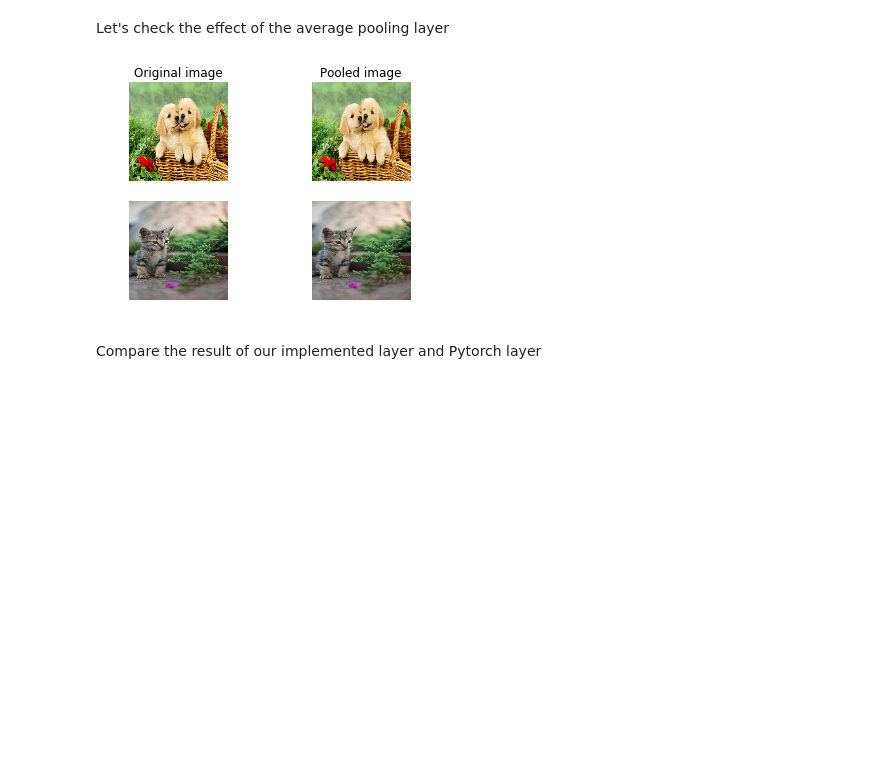
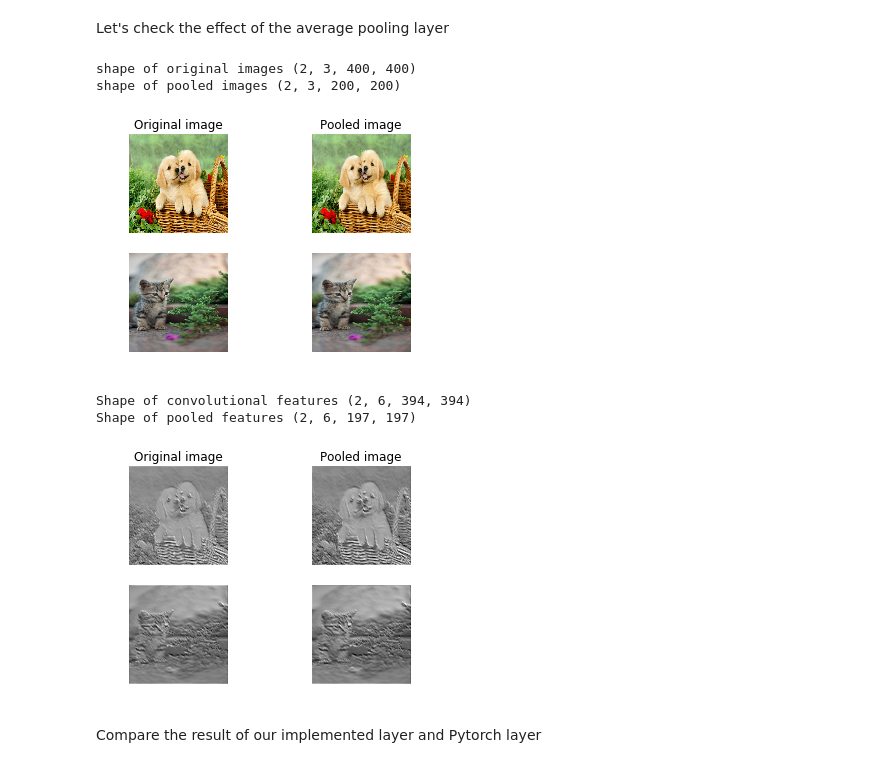
Before and after one commit to yugt/deep-learning-course, a Jupyter notebook: CodeExamples/03_cnn.ipynb, the cells around one changed output. Drawn from its saved outputs; the diff is of its cells as text; code cells hidden in the pictures; blank space fills up the shorter version.

```diff
--- a/CodeExamples/03_cnn.ipynb
+++ b/CodeExamples/03_cnn.ipynb
@@ -202,11 +205,16 @@ def avg_pool_forward(x, kernel_size, stride):
     for i in range(N):
         for j in range(H_prime):
             for k in range(W_prime):
+                h_start = stride * j
+                h_end = h_start + kernel_size
+
+                w_start = stride * k
+                w_end = w_start + kernel_size
                 #TODO: Calculate the region of pooling window
 
                 #TODO: Calculate the output correpsonding to the pooling window
 
-
+    #boundary check
     return out
 # %% [markdown]
 Let's check the effect of the average pooling layer
@@ -214,33 +222,50 @@ Let's check the effect of the average pooling layer
 # Load the sample figures
 from imageio import imread
 from skimage.transform import resize
 
 kitten, puppy = imread('kitten.jpg'), imread('puppy.jpg')
 
 H, W = 400, 400
 x = np.zeros((2, 3, H, W))
 x[0, :, :, :] = resize(puppy, (H, W)).transpose((2, 0, 1))
 x[1, :, :, :] = resize(kitten, (H, W)).transpose((2, 0, 1))
 
+print('shape of original images', x.shape)
 out = avg_pool_forward(x, kernel_size=2, stride=2)
+print('shape of pooled images', out.shape)
 
 def visualize(original_images, out_images):
     # Show the original images and the results of the pooling operation
     plt.subplot(2, 2, 1)
     imshow_noax(original_images[0])
     plt.title('Original image')
     plt.subplot(2, 2, 2)
     imshow_noax(out_images[0])
     plt.title('Pooled image')
     plt.subplot(2, 2, 3)
     imshow_noax(original_images[1])
     plt.subplot(2, 2, 4)
     imshow_noax(out_images[1])
     plt.show()
 
 visualize(x.transpose((0,2,3,1)),out.transpose((0, 2, 3, 1)))
+
+# if we apply average pooling for convolutional hidden units
+conv1 = nn.Conv2d(3, 6, kernel_size=7, stride=1, padding=1, bias=True)
+conv2 = nn.Conv2d(6, 6, kernel_size=5, stride=1, padding=1, bias=True)
+conv_features = conv2.forward(conv1.forward(torch.Tensor(x)))
+conv_features = conv_features.detach().numpy()
+print('Shape of convolutional features', conv_features.shape)
+out_conv = avg_pool_forward(conv_features, kernel_size=2, stride=2)
+print('Shape of pooled features', out_conv.shape)
+visualize(conv_features[:,0,:,:], out_conv[:,0,:,:])
 # %% [output]
+shape of original images (2, 3, 400, 400)
+shape of pooled images (2, 3, 200, 200)
 [figure]
+Shape of convolutional features (2, 6, 394, 394)
+Shape of pooled features (2, 6, 197, 197)
+[figure, added]
 # %% [markdown]
 Compare the result of our implemented layer and Pytorch layer
 # %%
```
Also changed, not shown: parts of 23 cells of this notebook.
